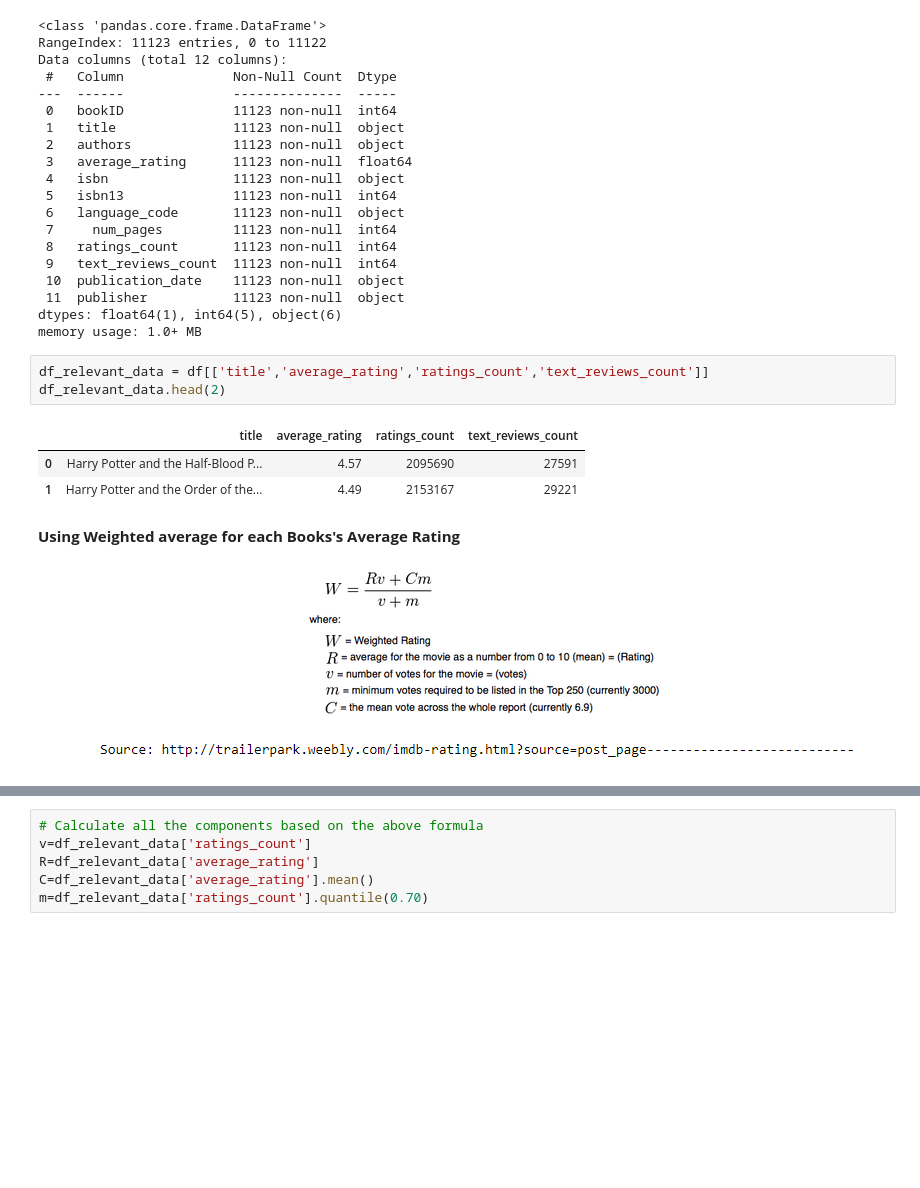
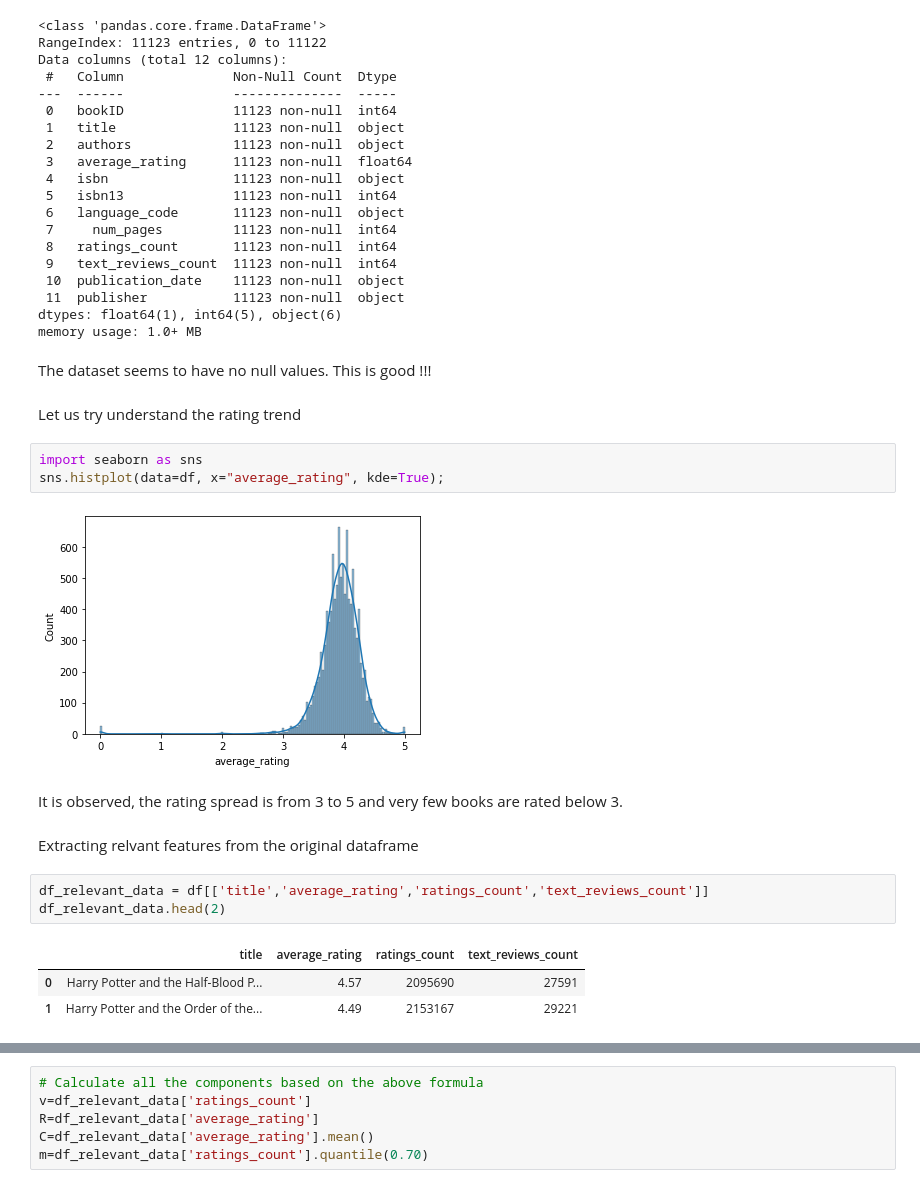
Before and after one commit to hargurjeet/Recommedation-Systems, a Jupyter notebook: Books_Recommendations.ipynb, the cells around one changed output, grey strips where cells are left out. Cells and saved outputs as stored; diff of their text form; blank space fills up the shorter version.

```diff
--- a/Books_Recommendations.ipynb
+++ b/Books_Recommendations.ipynb
@@ -110,6 +119,19 @@ Data columns (total 12 columns):
  11  publisher           11123 non-null  object
 dtypes: float64(1), int64(5), object(6)
 memory usage: 1.0+ MB
+# %% [markdown]
+The dataset seems to have no null values. This is good !!!
+# %% [markdown]
+Let us try understand the rating trend
+# %%
+import seaborn as sns
+sns.histplot(data=df, x="average_rating", kde=True);
+# %% [output]
+[figure, added]
+# %% [markdown]
+It is observed, the rating spread is from 3 to 5 and very few books are rated below 3.
+# %% [markdown]
+Extracting relvant features from the original dataframe
 # %%
 df_relevant_data = df[['title','average_rating','ratings_count','text_reviews_count']]
 df_relevant_data.head(2)
@@ -117,6 +139,3 @@ df_relevant_data.head(2)
 |  | title | average_rating | ratings_count | text_reviews_count |
 | 0 | Harry Potter and the Half-Blood P... | 4.57 | 2095690 | 27591 |
 | 1 | Harry Potter and the Order of the... | 4.49 | 2153167 | 29221 |
-# %% [markdown]
-**Using Weighted average for each Books's Average Rating**
-![image.png](embedded-picture-1)
```
Also changed, not shown: parts of 12 cells of this notebook.
